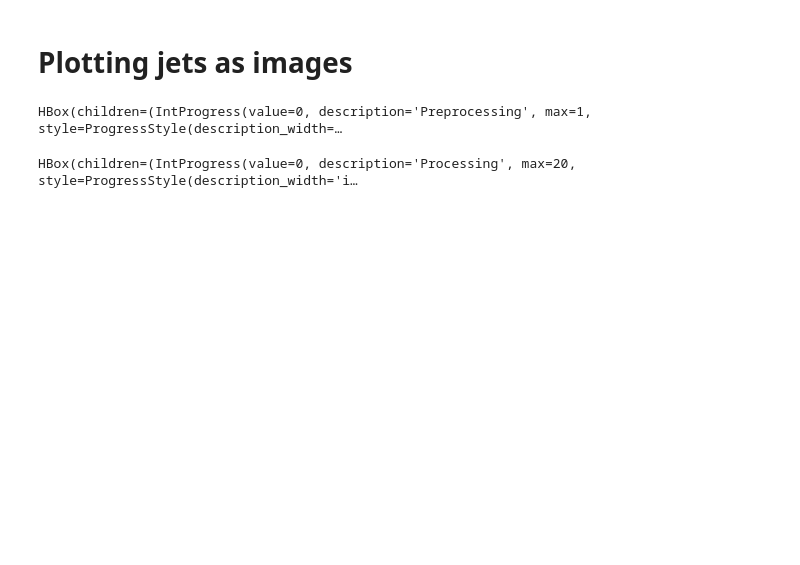
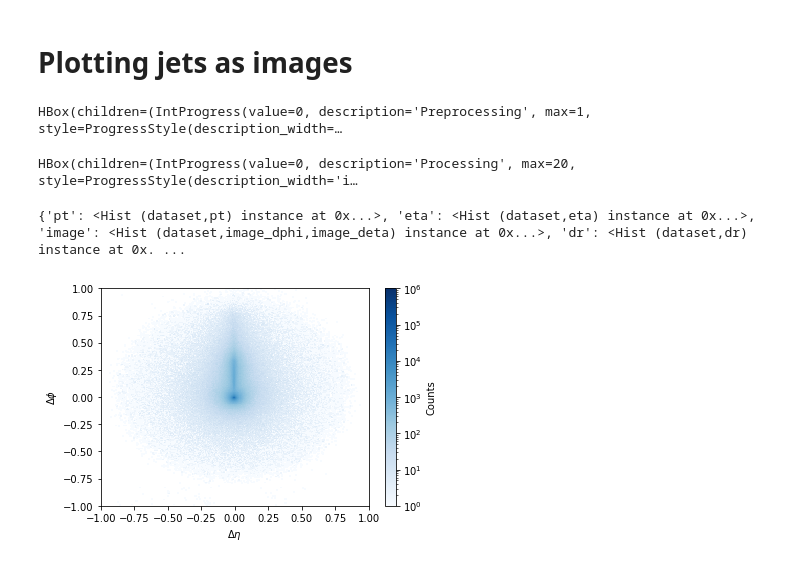
Before and after one commit to mdmorris/XAICoffea, a Jupyter notebook: ShowJets.ipynb, the cells around one changed output. Cells and saved outputs as stored; diff of their text form; code cells hidden in the pictures; blank space fills up the shorter version.

```diff
--- a/ShowJets.ipynb
+++ b/ShowJets.ipynb
@@ -14,6 +14,9 @@ import json
 import uproot_methods
 import copy
 from coord_transform import *
+# %%
+def pseudorapidity(theta):
+    return -np.log(np.tan(theta*0.5))
 # %%
 def transform_to_softdrop_axes(jetparticles,Jets):
 
@@ -39,28 +42,29 @@ def transform_to_softdrop_axes(jetparticles,Jets):
     rot1_axis, rot1_angle = coord_rotation( centroid1, uproot_methods.TVector3(1,0,0) )
     centroid1 = centroid1.rotate_axis(rot1_axis, rot1_angle)
     centroid2 = centroid2.rotate_axis(rot1_axis, rot1_angle)
+
     particle_p3s = particle_p3s.rotate_axis(rot1_axis, rot1_angle)
-    #print("centroid 2 step 2 ", centroid2)
+    #print("centroid 2 step 1:", centroid2, " theta,phi = ", centroid2.theta, ", ", centroid2.phi )
 
 
     # Now rotate about the z axis so that centroid2 is pointing down
-    #rot2_angle = -np.pi*0.5 - centroid2.phi
-    #centroid2 = centroid2.rotatex(rot2_angle)
-    #particle_p3s = particle_p3s.rotatex(rot2_angle)
+    rot2_angle = -np.arctan2( centroid2.z, centroid2.y )
+    centroid2 = centroid2.rotatex(rot2_angle)
+    particle_p3s = particle_p3s.rotatex(rot2_angle)
 
     #rot2_axis = uproot_methods.TVector3(0,0,1)
     #rot2_angle = -centroid2.angle( uproot_methods.TVector3(0,1,0))
     #centroid2 = centroid2.rotatez(rot2_angle)
     #particle_p3s = particle_p3s.rotatez(rot2_angle)
     #print("centroid 1 :", centroid1, " theta,phi = ", centroid1.theta, ", ", centroid1.phi )
-    #print("centroid 2 :", centroid2, " theta,phi = ", centroid2.theta, ", ", centroid2.phi )
+    #print("centroid 2 step 2:", centroid2, " theta,phi = ", centroid2.theta, ", ", centroid2.phi )
 
-    dtheta = particle_p3s.theta - centroid1.theta
-    dphi = particle_p3s.phi - centroid1.phi
+    deta = pseudorapidity(particle_p3s.theta)# - pseudorapidity(centroid1.theta)
+    dphi = particle_p3s.phi# - centroid1.phi
     #print('dtheta:', dtheta)
     #print('dphi:', dphi)
 
-    return dtheta,dphi
+    return deta,dphi,centroid1,centroid2
 # %%
 # Look at ProcessorABC to see the expected methods and what they are supposed to do
 class JetImageProcessor(processor.ProcessorABC):
@@ -158,7 +169,7 @@ class JetImageProcessor(processor.ProcessorABC):
 
 
 fileset={
-    'Zprime1TeV':['/mnt/data/ml/gravkk_zz_3TeV_nsj.root'],
+    'Zprime1TeV':['/mnt/data/ml/gravkk_zz_1TeV_nsj.root'],
     #'Zprime2TeV':['/mnt/data/ml/gravkk_zz_2TeV_addsubstructure.root'],
     #'Zprime3TeV':['/mnt/data/ml/gravkk_zz_3TeV_addsubstructure.root'],
     #'QCD':'/mnt/data/ml/qcd_flat15to7000_addsubstructure.root'
@@ -169,7 +180,7 @@ output = processor.run_uproot_job(fileset,
                                   processor_instance=JetImageProcessor(),
                                   executor=processor.futures_executor,
                                   executor_args={'workers':4, 'flatten': True},
-                                  chunksize=5000#,maxchunks=100
+                                  chunksize=5000#,maxchunks=1
 
                                  )
 
@@ -179,5 +190,6 @@ print(output)
 # %% [output]
 HBox(children=(IntProgress(value=0, description='Preprocessing', max=1, style=ProgressStyle(description_width=…
 HBox(children=(IntProgress(value=0, description='Processing', max=20, style=ProgressStyle(description_width='i…
+{'pt': <Hist (dataset,pt) instance at 0x...>, 'eta': <Hist (dataset,eta) instance at 0x...>, 'image': <Hist (dataset,image_dphi,image_deta) instance at 0x...>, 'dr': <Hist (dataset,dr) instance at 0x. ...
 # %%
 import matplotlib.pyplot as plt
@@ -184,2 +197,4 @@ import matplotlib.pyplot as plt
 # %%
-fig, ax, grid = hist.plot2d(output['image'].integrate('dataset'),xaxis='image_dtheta')
+fig, ax, grid = hist.plot2d(output['image'].integrate('dataset'),xaxis='image_deta', patch_opts={'norm':LogNorm(vmin=1, vmax=1e6),'cmap':'Blues'})
+# %% [output]
+[figure, added]
```
Also changed, not shown: parts of 5 cells of this notebook.
